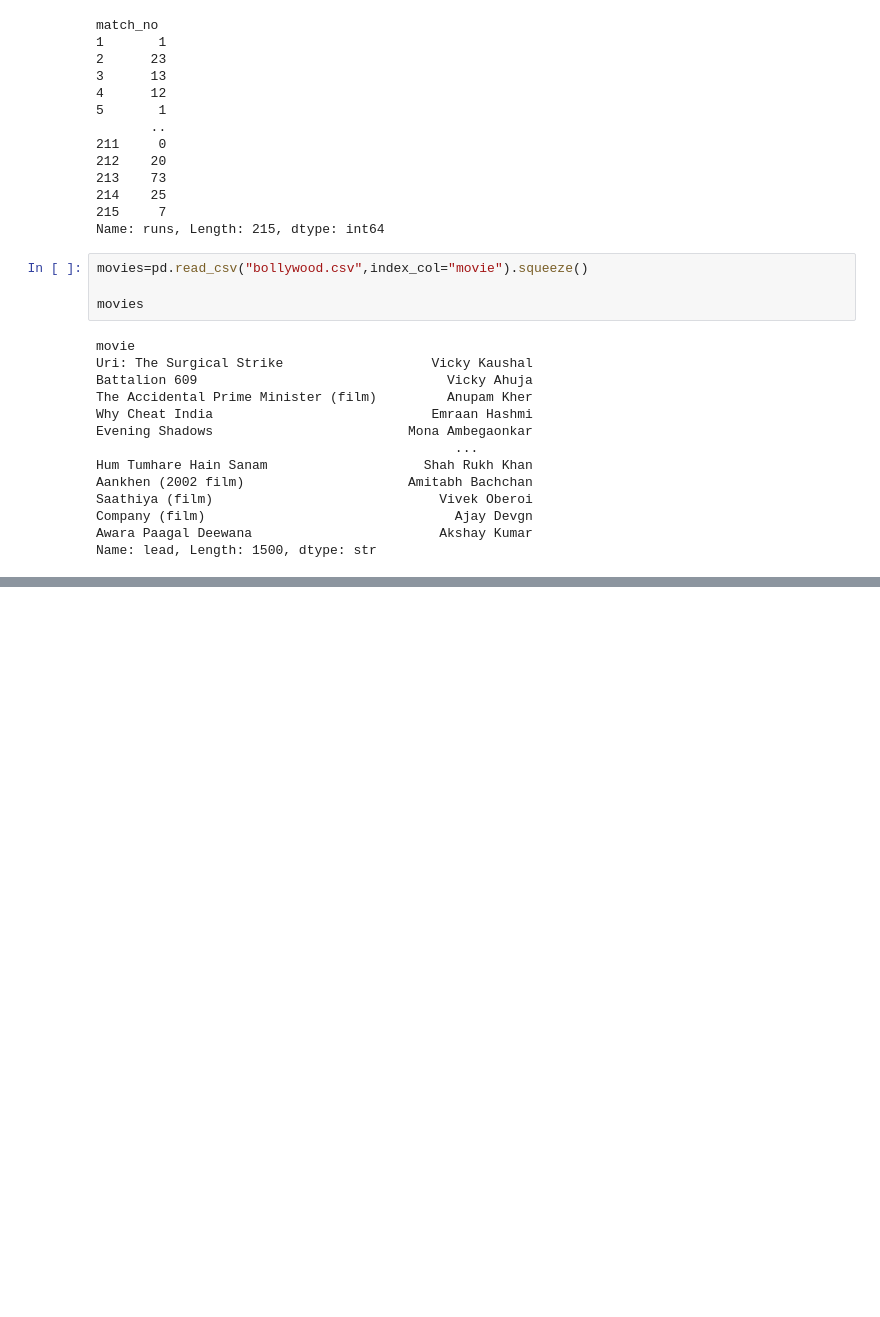
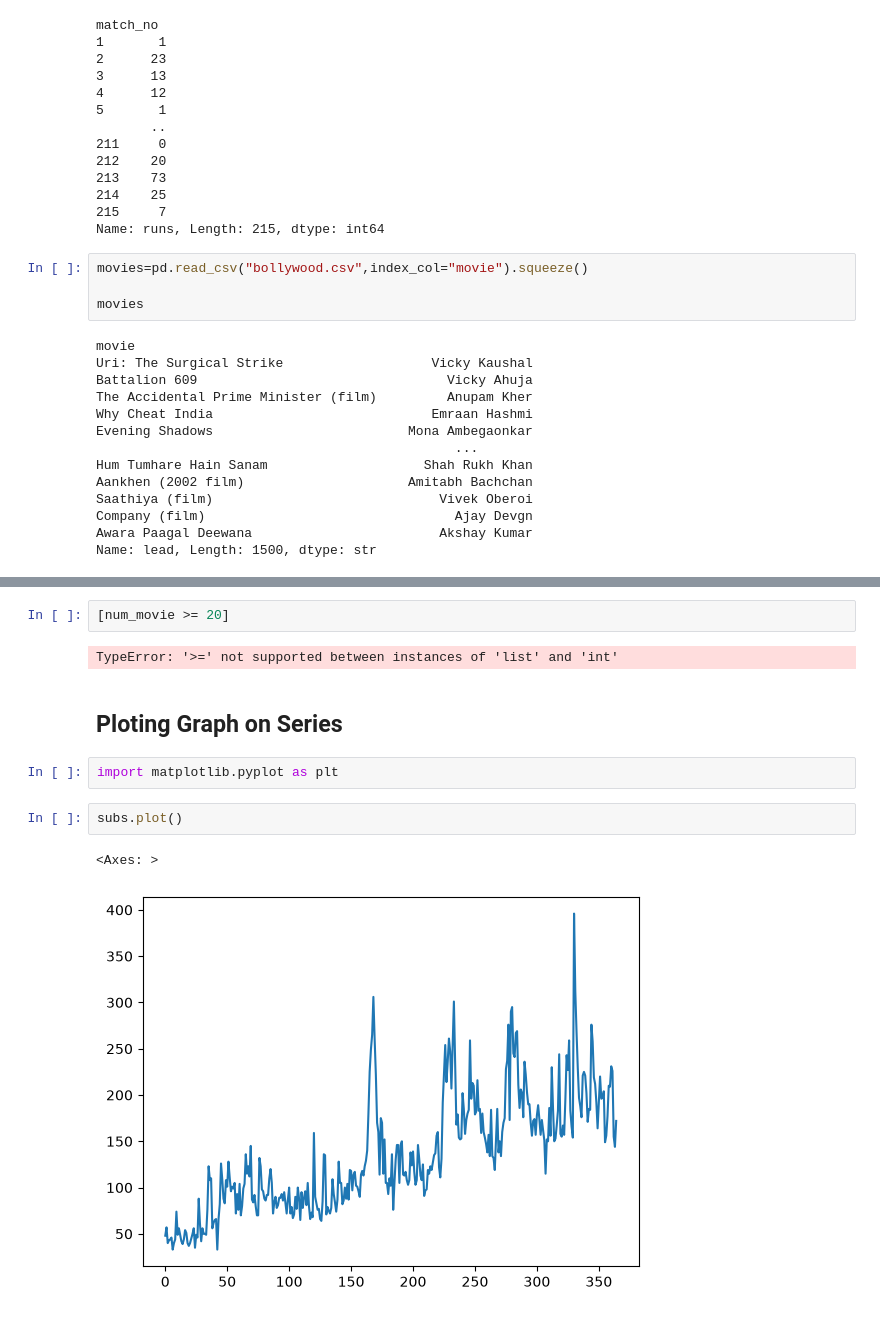
Before and after one commit to rajjadav007/Ai_learning-, a Jupyter notebook: Pandas/1st video.ipynb, the cells around one changed output, grey strips where cells are left out. Drawn from its saved outputs; the diff is of its cells as text; blank space fills up the shorter version.

Commit message:
pandas series complete

```diff
--- a/Pandas/1st video.ipynb
+++ b/Pandas/1st video.ipynb
@@ -142,0 +563,13 @@ Name: lead, Length: 1500, dtype: str
+# %%
+[num_movie >= 20]
+# %% [output]
+TypeError: '>=' not supported between instances of 'list' and 'int'
+# %% [markdown]
+## Ploting Graph on Series
+# %%
+import matplotlib.pyplot as plt
+# %%
+subs.plot()
+# %% [output]
+<Axes: >
+[figure, added]
```
Also changed, not shown: parts of 42 cells of this notebook, 2 other files.
